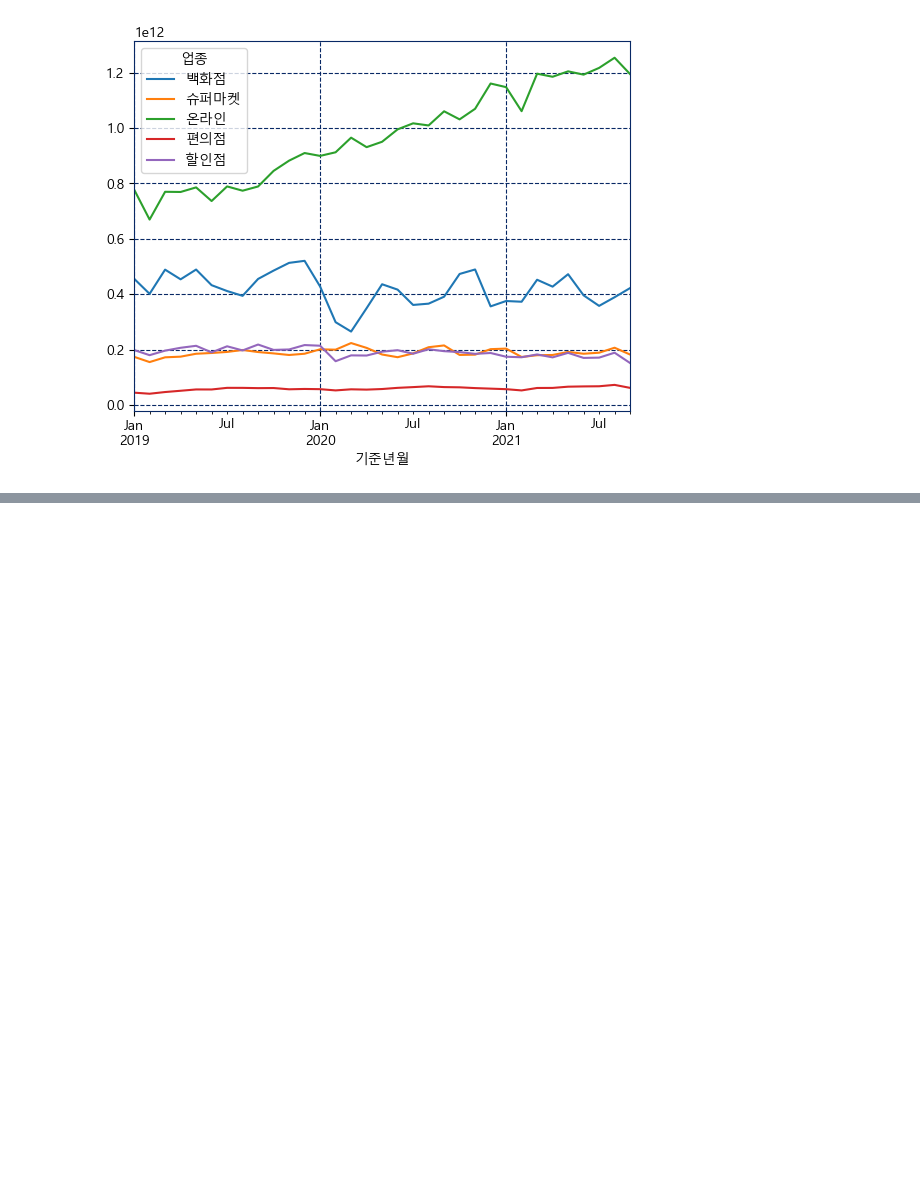
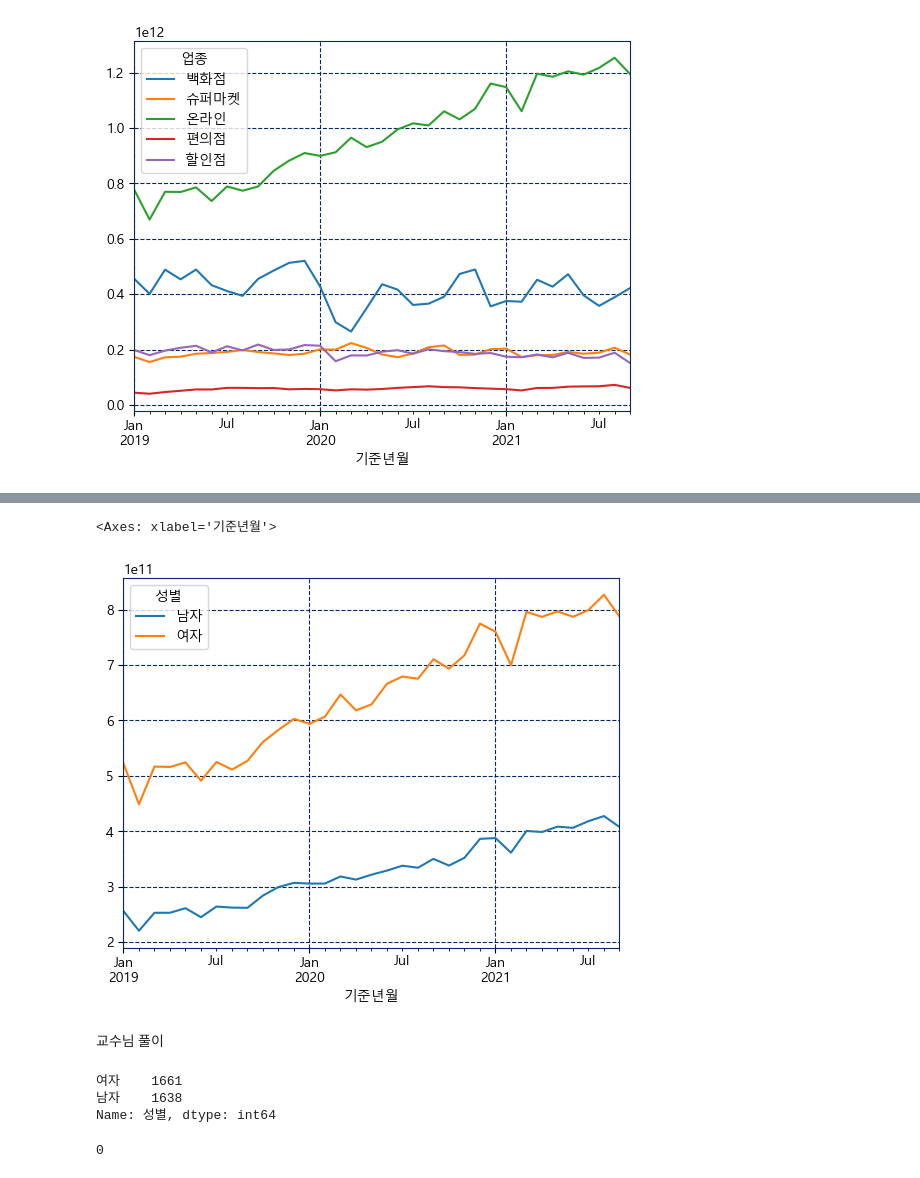
Before and after one commit to shoni0325/basic_python, a Jupyter notebook: shoni_python/230425/33_python_matplotlib.ipynb, the cells around one changed output, grey strips where cells are left out. Saved outputs shown, nothing was run; the diff lists cells and outputs as text; code cells hidden in the pictures; blank space fills up the shorter version.

```diff
--- a/shoni_python/230425/33_python_matplotlib.ipynb
+++ b/shoni_python/230425/33_python_matplotlib.ipynb
@@ -528,0 +544,33 @@ group_data.unstack().plot()
+# %%
+data.loc[data['성별'] == 1 , '성별'] = '남자'
+data.loc[data['성별'] == 2, '성별'] = '여자'
+# %%
+online_df = data.loc[data['업종'] == '온라인', ]
+# %%
+pivot_data = pd.pivot_table(
+    online_df,
+    index = online_df.index,
+    columns = '성별',
+    values = '총이용금액',
+    aggfunc = 'sum'
+)
+# %%
+pivot_data.plot.line()
+# %% [output]
+<Axes: xlabel='기준년월'>
+[figure, added]
+# %% [markdown]
+교수님 풀이
+# %%
+# 성별을 1은 남자 2는 여자로 변경
+data.loc[data['성별'] == 1, '성별'] = '남자'
+data.loc[data['성별'] == 2, '성별'] = '여자'
+data['성별'].value_counts()
+# %% [output]
+여자    1661
+남자    1638
+Name: 성별, dtype: int64
+# %%
+data['성별'].isna().sum()
+# %% [output]
+0
```
Also changed, not shown: parts of 43 cells of this notebook.
